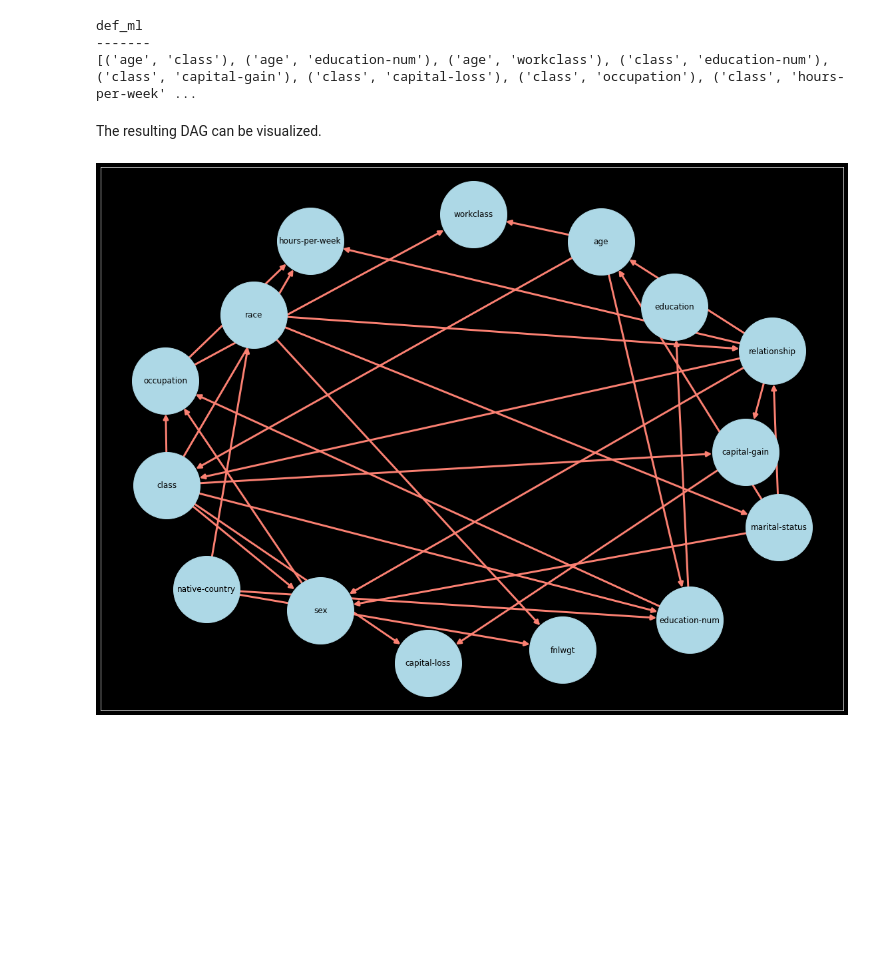
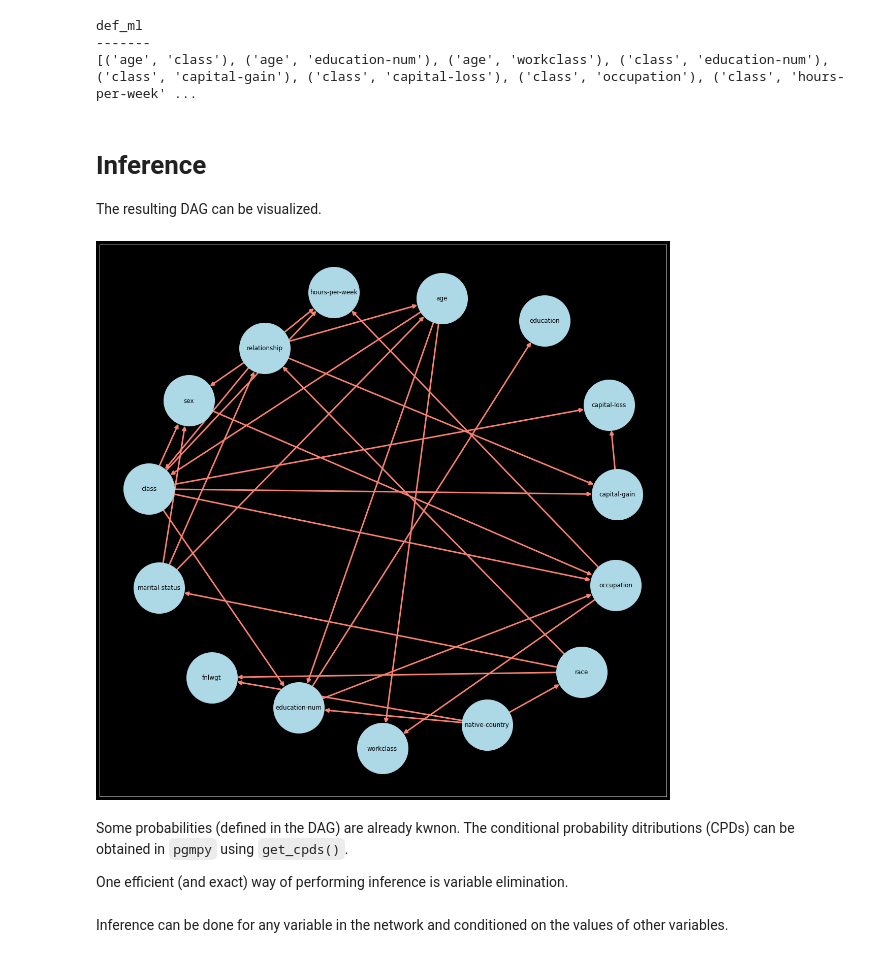
Before and after one commit to alexmadrinanfdez/learn-bn-struct, a Jupyter notebook: bn.ipynb, the cells around one changed output. Saved outputs shown, nothing was run; the diff lists cells and outputs as text; code cells hidden in the pictures; blank space fills up the shorter version.

Commit message:
run inference

```diff
--- a/bn.ipynb
+++ b/bn.ipynb
@@ -378,20 +379,26 @@ def_ml
 -------
 [('age', 'class'), ('age', 'education-num'), ('age', 'workclass'), ('class', 'education-num'), ('class', 'capital-gain'), ('class', 'capital-loss'), ('class', 'occupation'), ('class', 'hours-per-week' ...
 # %% [markdown]
+# Inference
+
 The resulting DAG can be visualized.
 # %%
-plt.figure(figsize=(20,15))
-# plt.tight_layout()
+plt.figure(figsize=(20,20))
+plt.tight_layout()
 options = {
     'node_color': 'lightblue',
     'node_size': 10**4,
     'edge_color':'salmon',
     'width': 3,
     'arrowstyle': '-|>',
     'arrowsize': 15
 }
 # nx.draw_networkx(G[, pos, arrows, with_labels])
 nx.draw_networkx(bn, **options)
 # plt.show()
 # %% [output]
-[figure, old version]
+[figure, new version]
+# %% [markdown]
+Some probabilities (defined in the DAG) are already kwnon. The conditional probability ditributions (CPDs) can be obtained in `pgmpy` using `get_cpds()`.
+
+One efficient (and exact) way of performing inference is variable elimination.
@@ -397,0 +407,2 @@ nx.draw_networkx(bn, **options)
+# %% [markdown]
+Inference can be done for any variable in the network and conditioned on the values of other variables.
```
Also changed, not shown: parts of 10 cells of this notebook, 1 other file.
